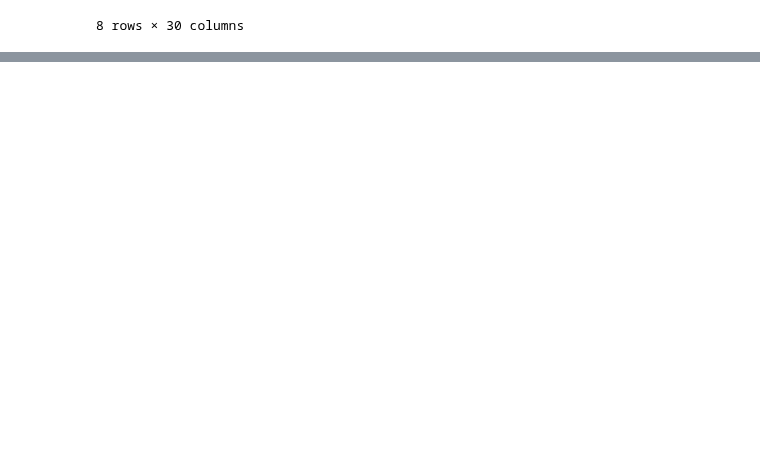
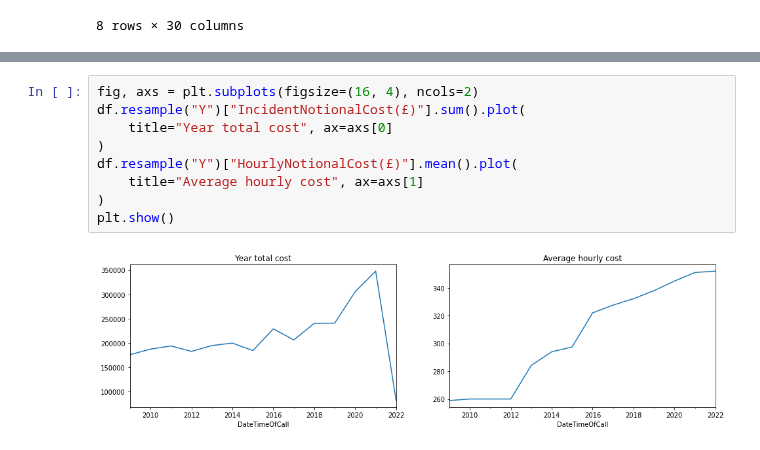
Before and after one commit to ssciwr/jupyter-data-exploration-live, a Jupyter notebook: part3.ipynb, the cells around one changed output, grey strips where cells are left out. Drawn from its saved outputs; the diff is of its cells as text; blank space fills up the shorter version.

```diff
--- a/part3.ipynb
+++ b/part3.ipynb
@@ -87,0 +94,11 @@ df.loc["2009.12.01":"2009.12.07", :]
+# %%
+fig, axs = plt.subplots(figsize=(16, 4), ncols=2)
+df.resample("Y")["IncidentNotionalCost(£)"].sum().plot(
+    title="Year total cost", ax=axs[0]
+)
+df.resample("Y")["HourlyNotionalCost(£)"].mean().plot(
+    title="Average hourly cost", ax=axs[1]
+)
+plt.show()
+# %% [output]
+[figure, added]
```
Also changed, not shown: parts of 1 cell of this notebook.
